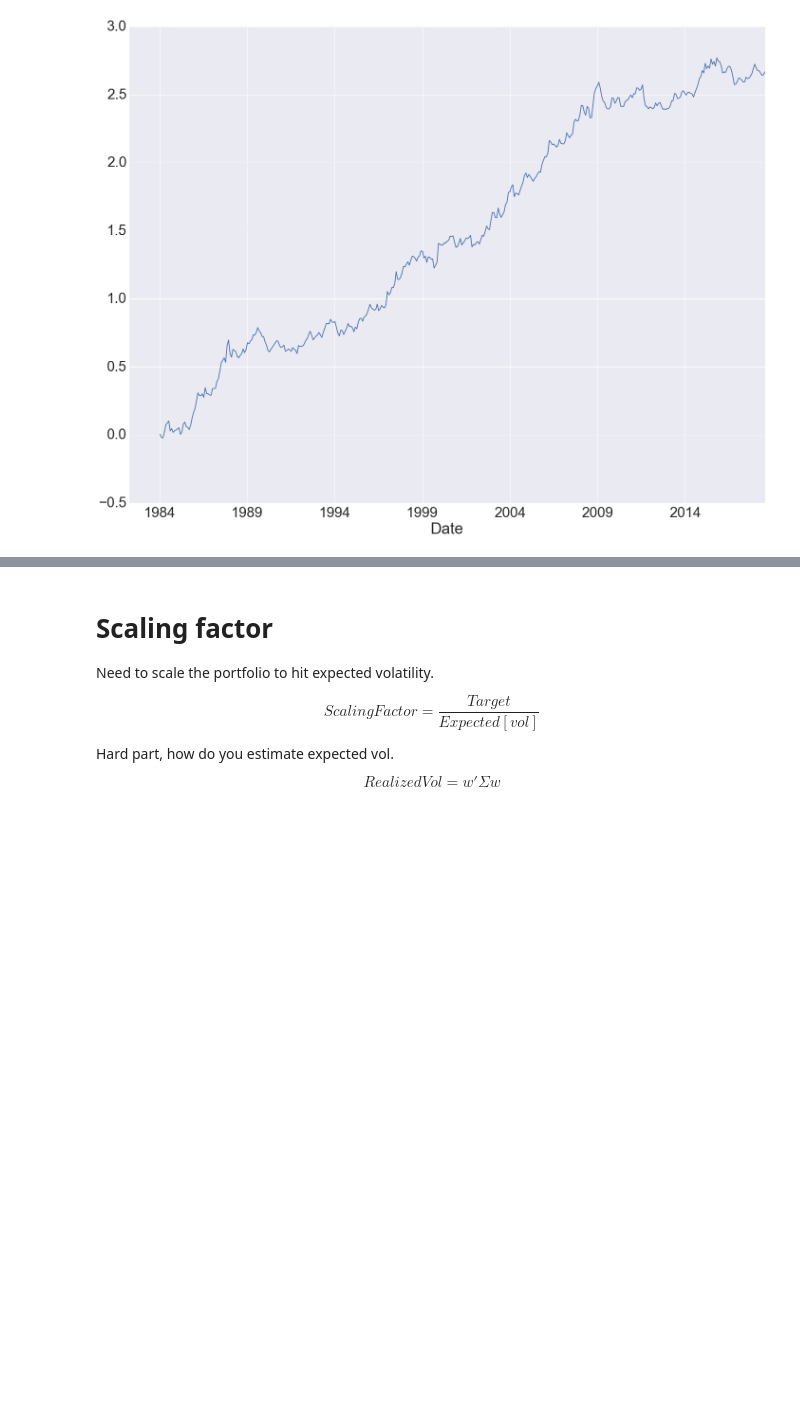
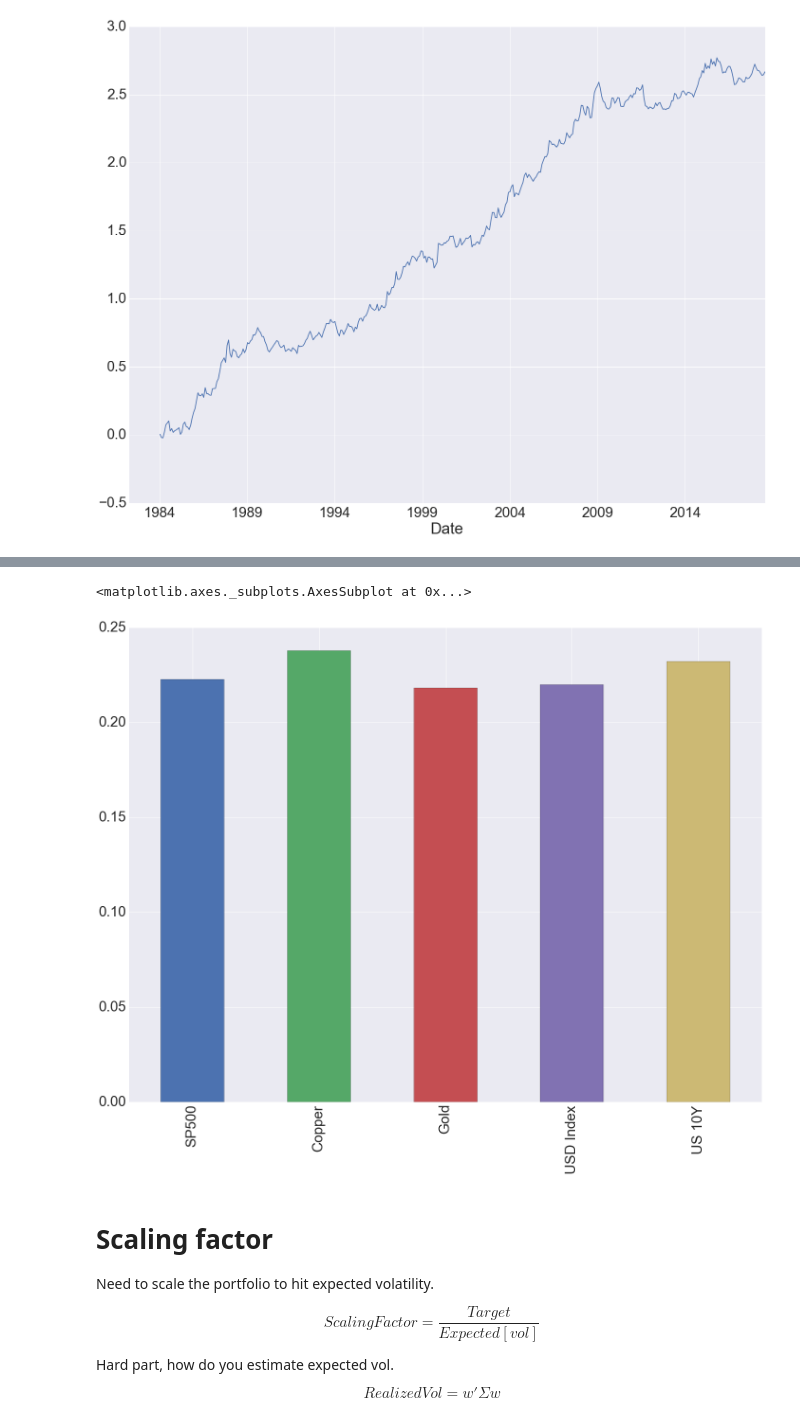
Before and after one commit to mrefermat/quant_finance, a Jupyter notebook: Signal_To_Trading.ipynb, the cells around one changed output, grey strips where cells are left out. Cells and saved outputs as stored; diff of their text form; code cells hidden in the pictures; blank space fills up the shorter version.

```diff
--- a/Signal_To_Trading.ipynb
+++ b/Signal_To_Trading.ipynb
@@ -98,3 +103,8 @@ position.shift()
+# %%
+((position.shift()*pct_rtns).std()*math.sqrt(12)).plot(kind='bar')
+# %% [output]
+<matplotlib.axes._subplots.AxesSubplot at 0x...>
+[figure, added]
 # %% [markdown]
 # Scaling factor
 
```
Also changed, not shown: parts of 1 cell of this notebook, 1 other file.
